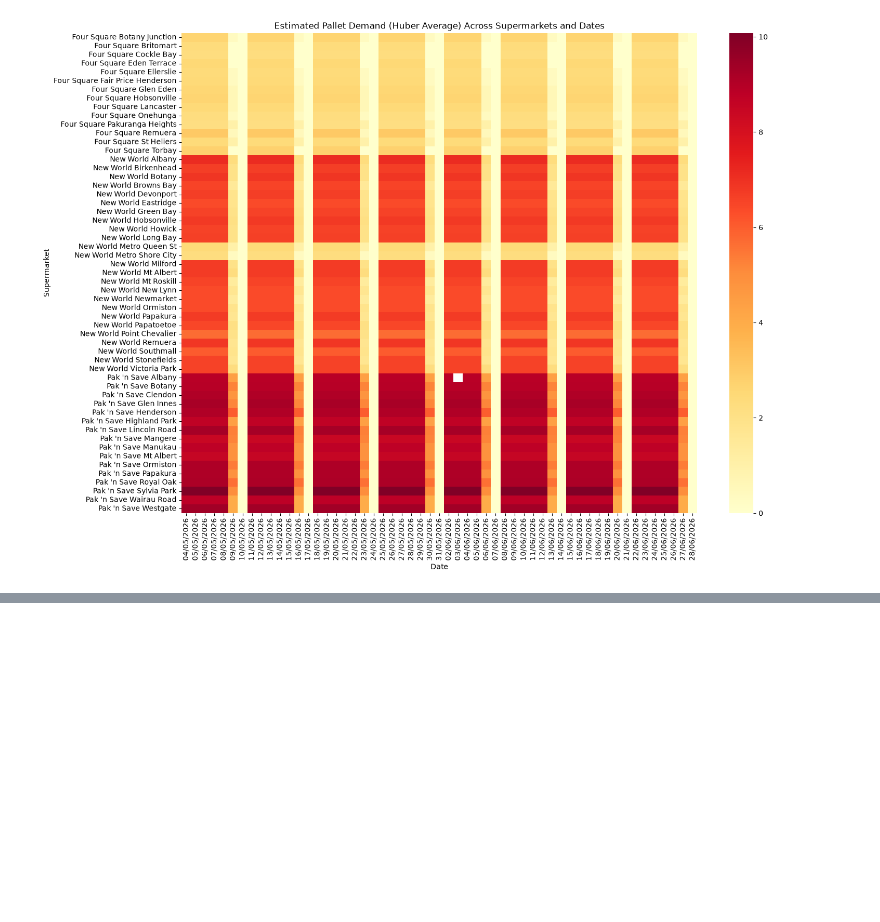
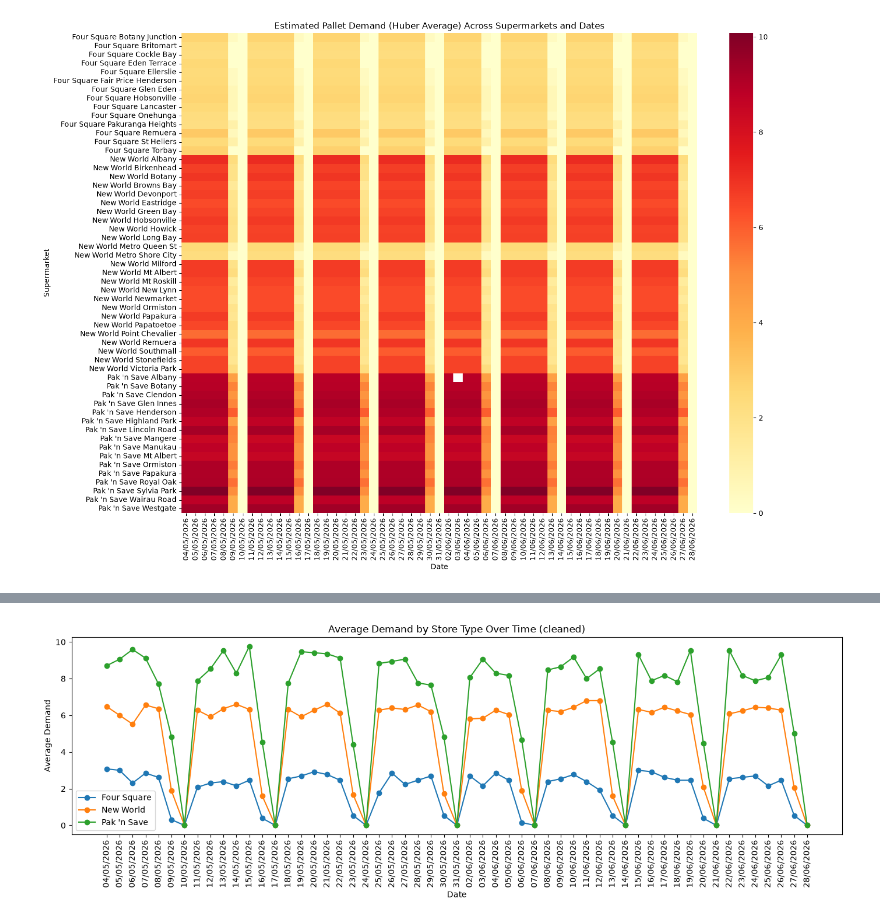
Before and after one commit to avi-nz/ENGSCI-263-Team-01, a Jupyter notebook: main.ipynb, the cells around one changed output, grey strips where cells are left out. Saved outputs shown, nothing was run; the diff lists cells and outputs as text; code cells hidden in the pictures; blank space fills up the shorter version.

```diff
--- a/main.ipynb
+++ b/main.ipynb
@@ -288,0 +306,34 @@ plot_outcome_by_type(saturday_df, "Estimate Accuracy by Store Type — Saturday"
+# %%
+def store_type(store_name):
+    if "Pak" in store_name:
+        return "Pak 'n Save"
+    elif "New World" in store_name:
+        return "New World"
+    elif "Four Square" in store_name:
+        return "Four Square"
+    return "Other"
+
+demand_df["store_type"] = demand_df["store"].apply(store_type)
+
+type_avg = demand_df.groupby(["date", "store_type"])["pallets"].mean().reset_index()
+
+type_avg["date_str"] = type_avg["date"].dt.strftime("%d/%m/%Y")
+
+fig, ax = plt.subplots(figsize=(14, 5))
+for label, group in type_avg.groupby("store_type"):
+    ax.plot(group["date_str"], group["pallets"], marker="o", label=label)
+
+ax.set_xlabel("Date")
+ax.set_ylabel("Average Demand")
+ax.set_title("Average Demand by Store Type Over Time (cleaned)")
+ax.legend()
+
+# force every date to show as a tick
+unique_dates = sorted(type_avg["date_str"].unique())
+ax.set_xticks(unique_dates)
+ax.set_xticklabels(unique_dates, rotation=90)
+
+plt.tight_layout()
+plt.show()
+# %% [output]
+[figure, added]
```
Also changed, not shown: parts of 4 cells of this notebook, 3 other files.
